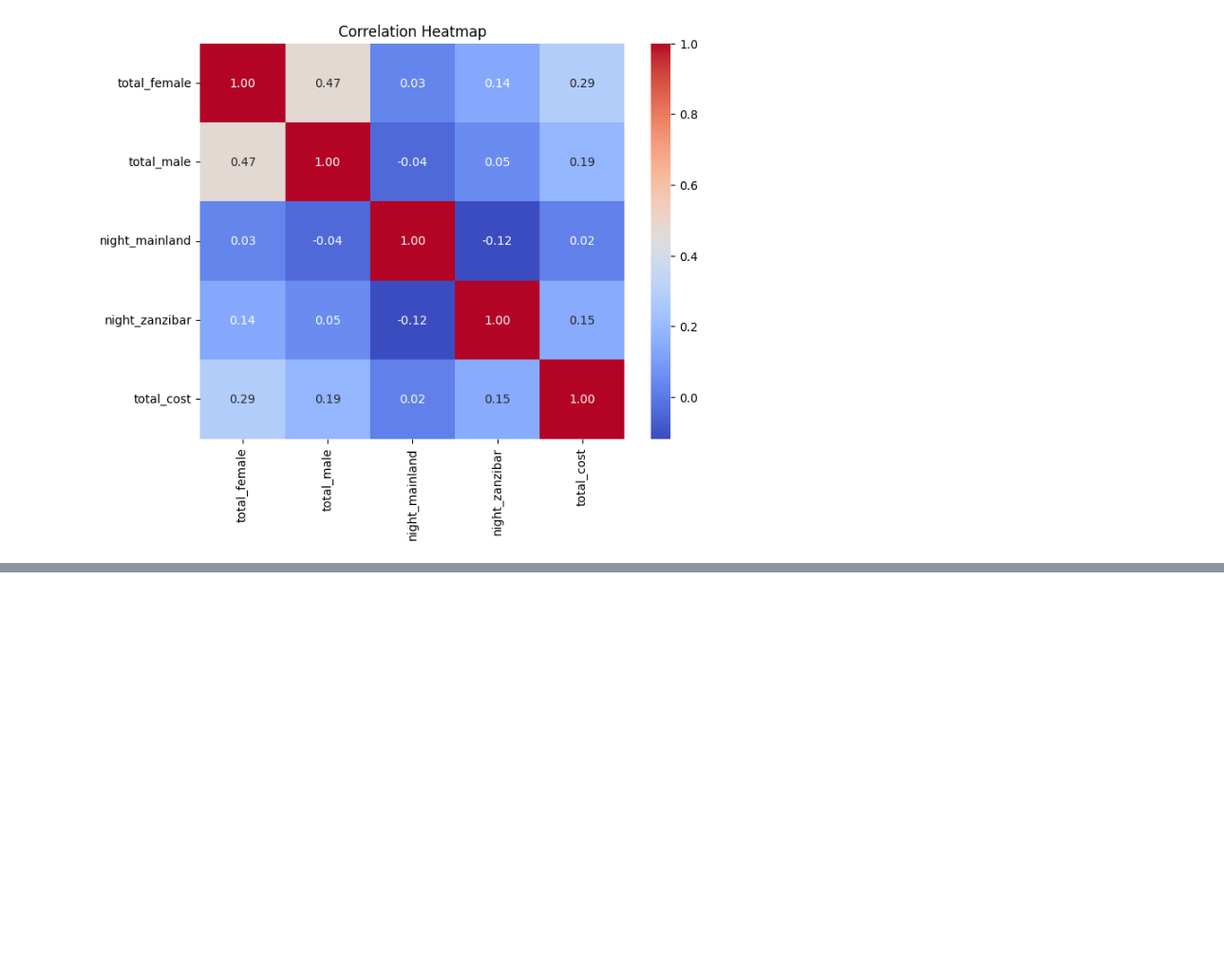
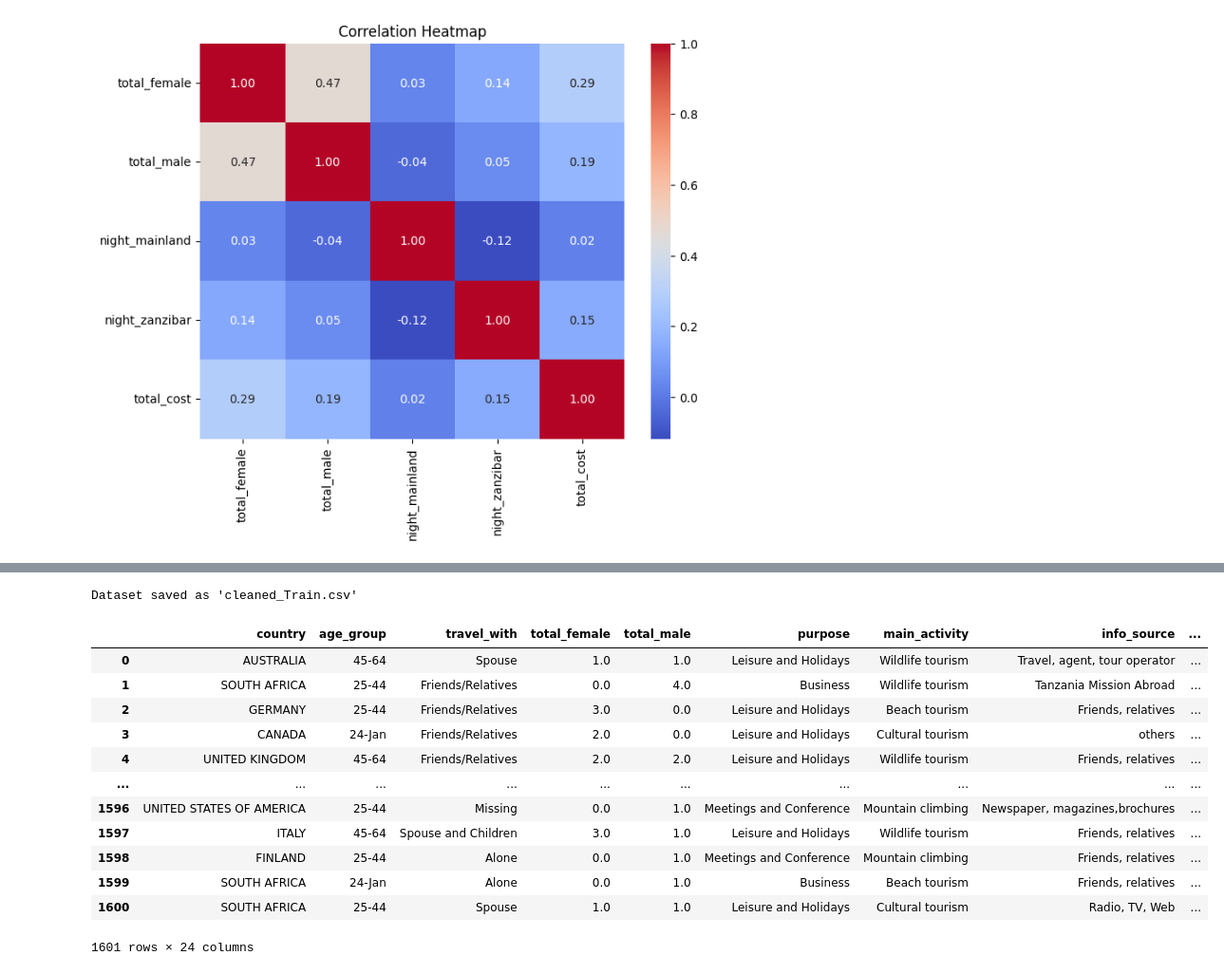
Before and after one commit to manjarb/20-data-bootcamp-ds-ml-project, a Jupyter notebook: 01_EDA.ipynb, the cells around one changed output, grey strips where cells are left out. Shown at 95% size. Saved outputs shown, nothing was run; the diff lists cells and outputs as text; code cells hidden in the pictures; blank space fills up the shorter version.

```diff
--- a/01_EDA.ipynb
+++ b/01_EDA.ipynb
@@ -411,0 +461,27 @@ plt.show()
+# %%
+# Save the cleaned and processed dataset to a CSV file
+train_data_cleaned.to_csv('data/cleaned_Train.csv', index=False)
+
+print("Dataset saved as 'cleaned_Train.csv'")
+# %% [output]
+Dataset saved as 'cleaned_Train.csv'
+# %%
+# Save the processed test dataset to a CSV file
+df_test = pd.read_csv('data/Test.csv')
+
+test_data_cleaned = clean_and_preprocess_data(df_test)
+test_data_cleaned
+# %% [output]
+|  | country | age_group | travel_with | total_female | total_male | purpose | main_activity | info_source | ... |
+| 0 | AUSTRALIA | 45-64 | Spouse | 1.0 | 1.0 | Leisure and Holidays | Wildlife tourism | Travel, agent, tour operator | ... |
+| 1 | SOUTH AFRICA | 25-44 | Friends/Relatives | 0.0 | 4.0 | Business | Wildlife tourism | Tanzania Mission Abroad | ... |
+| 2 | GERMANY | 25-44 | Friends/Relatives | 3.0 | 0.0 | Leisure and Holidays | Beach tourism | Friends, relatives | ... |
+| 3 | CANADA | 24-Jan | Friends/Relatives | 2.0 | 0.0 | Leisure and Holidays | Cultural tourism | others | ... |
+| 4 | UNITED KINGDOM | 45-64 | Friends/Relatives | 2.0 | 2.0 | Leisure and Holidays | Wildlife tourism | Friends, relatives | ... |
+| ... | ... | ... | ... | ... | ... | ... | ... | ... | ... |
+| 1596 | UNITED STATES OF AMERICA | 25-44 | Missing | 0.0 | 1.0 | Meetings and Conference | Mountain climbing | Newspaper, magazines,brochures | ... |
+| 1597 | ITALY | 45-64 | Spouse and Children | 3.0 | 1.0 | Leisure and Holidays | Wildlife tourism | Friends, relatives | ... |
+| 1598 | FINLAND | 25-44 | Alone | 0.0 | 1.0 | Meetings and Conference | Mountain climbing | Friends, relatives | ... |
+| 1599 | SOUTH AFRICA | 24-Jan | Alone | 0.0 | 1.0 | Business | Beach tourism | Friends, relatives | ... |
+| 1600 | SOUTH AFRICA | 25-44 | Spouse | 1.0 | 1.0 | Leisure and Holidays | Cultural tourism | Radio, TV, Web | ... |
+1601 rows × 24 columns
```
Also changed, not shown: parts of 8 cells of this notebook, 4 other files.
